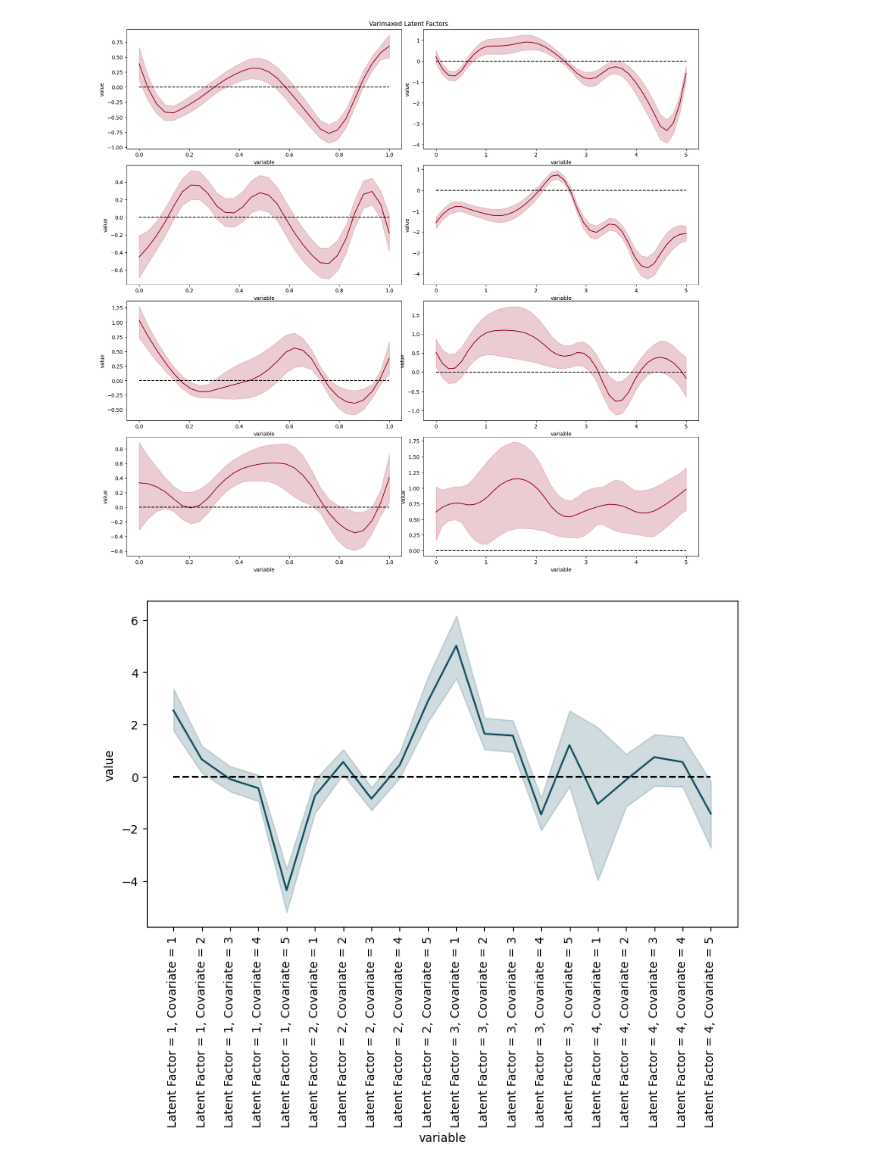
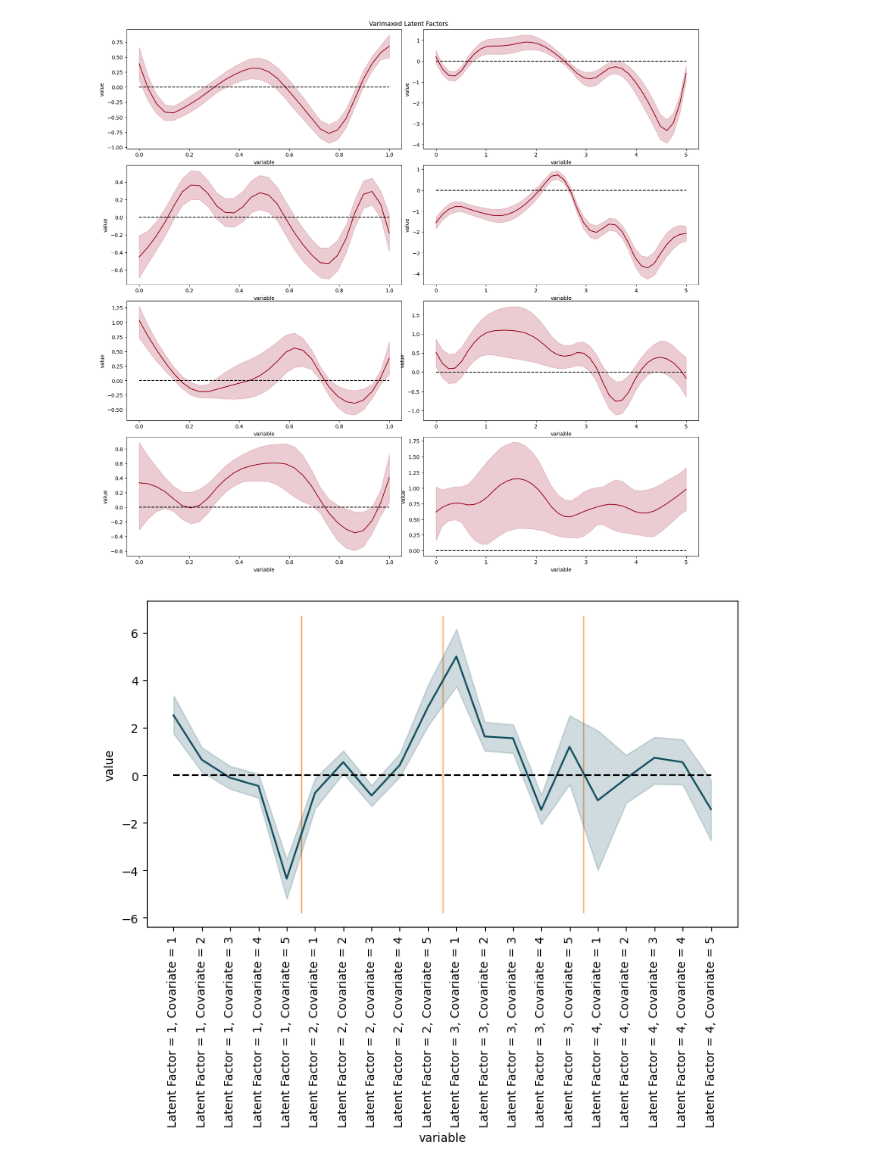
Before and after one commit to Addicted2BayesianEpistemology/bayesian_multitarget_latent_factors, a Jupyter notebook: examples/01_bspline_generated_example.ipynb, the cells around one changed output. Saved outputs shown, nothing was run; the diff lists cells and outputs as text; code cells hidden in the pictures.

Commit message:
fixed the plots in the bspline example

```diff
--- a/examples/01_bspline_generated_example.ipynb
+++ b/examples/01_bspline_generated_example.ipynb
@@ -477,26 +499,28 @@ for k in range(idata.constant_data['k'].values[0]):
 # %%
 Varimax_res_xr['β'].stack(sample=('chain','draw'),variables=('latent_factor_idx','covariate_idx'))
 
 fig, ax = _plt.subplots(1,1)
 
 fig.set_figwidth(9)
 fig.set_figheight(5)
 
 
 _sns.lineplot(
     _pd.DataFrame(
         Varimax_res_xr['β'].stack(sample=('chain','draw'),variables=('latent_factor_idx','covariate_idx')).values,
         columns=['Latent Factor = ' + str(val[0]+1) + ', Covariate = ' + str(val[1]+1) for val in Varimax_res_xr['β'].stack(sample=('chain','draw'),variables=('latent_factor_idx','covariate_idx')).indexes['variables']]
     ).melt(),
     x='variable',
     y='value',
     errorbar=('pi',90),
     color=color_dict['Midnight green'],
     ax=ax
 )
 
 ax.plot([0,idata.constant_data['k'].values[0]*idata.constant_data['r'].values[0]-1], [0,0], 'k--')
-
+ylim_tup = ax.get_ylim()
+for k in range(1,idata.constant_data['k'].values[0]):
+    ax.plot([idata.constant_data['r']*k - 0.5, idata.constant_data['r']*k - 0.5],[ylim_tup[0], ylim_tup[1]], c=color_dict['Sandy brown'], linewidth=1.0, zorder=0)
 ax.tick_params(axis='x', rotation=90)
 # %% [output]
-[figure, old version]
+[figure, new version]
```
Also changed, not shown: parts of 5 cells of this notebook, 1 other file.
